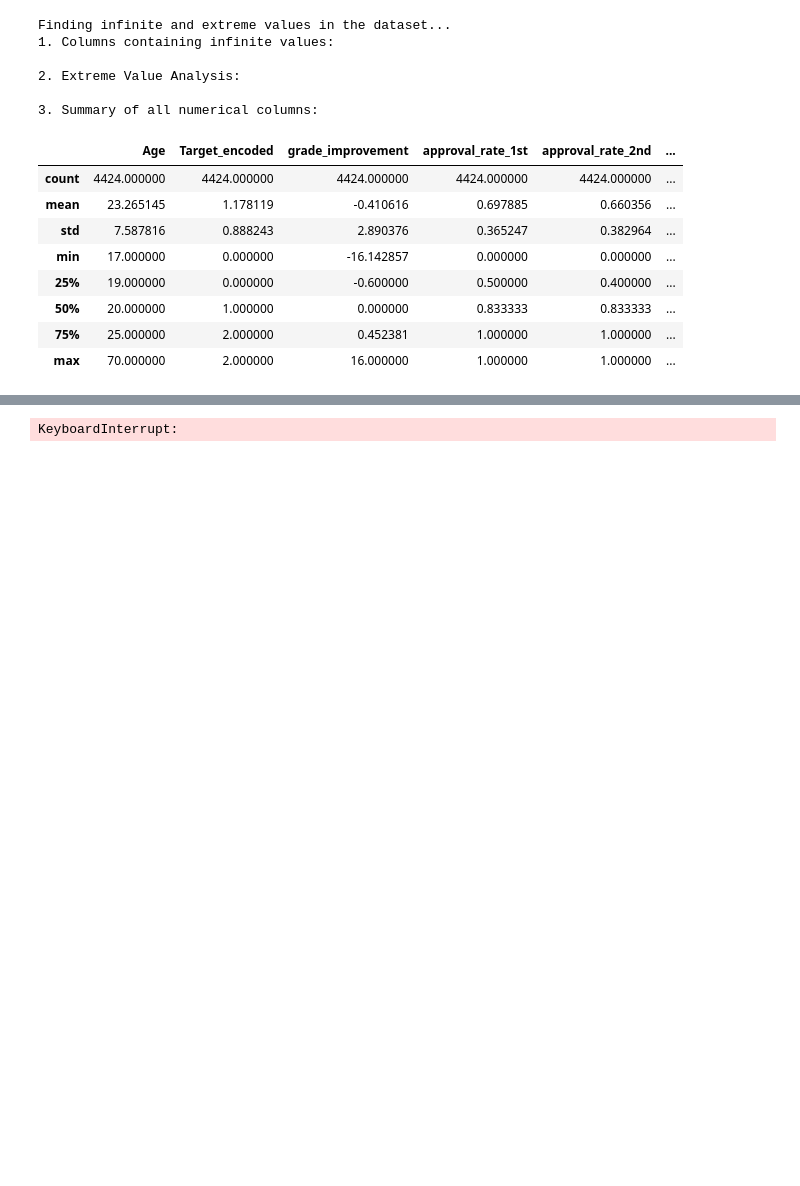
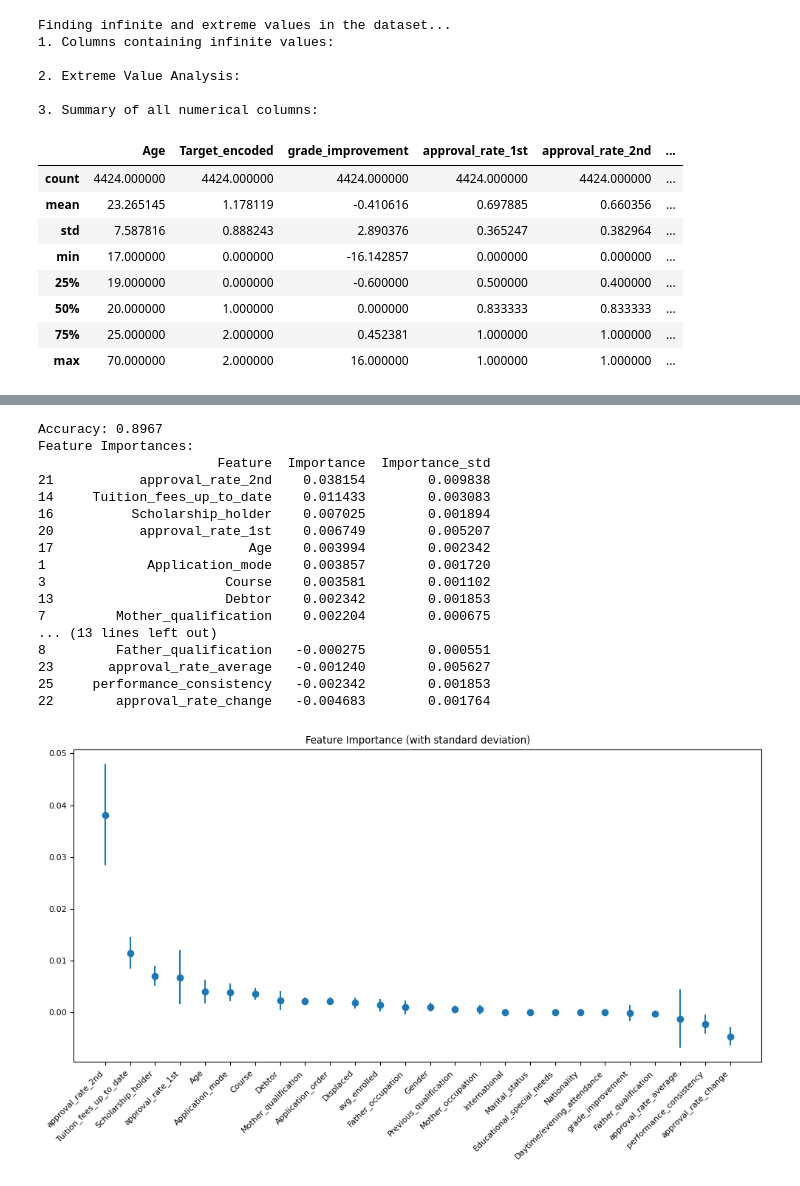
Before and after one commit to AChung1020/CS485-Final-Project, a Jupyter notebook: data_processing.ipynb, the cells around one changed output, grey strips where cells are left out. Saved outputs shown, nothing was run; the diff lists cells and outputs as text; code cells hidden in the pictures; blank space fills up the shorter version.

```diff
--- a/data_processing.ipynb
+++ b/data_processing.ipynb
@@ -265,7 +265,7 @@ sns.heatmap(num_features.corr(method = 'spearman'), vmin = -1, vmax = 1, center
 # %%
 #drop columns with very little correlation to Target
 stud_selected =  stud_selected.drop(['Unemployment_rate', 'Inflation_rate',
-                              'GDP', 'economic_index', 'relative_performance'], axis = 1)
+                              'GDP', 'economic_index'], axis = 1)
 
 display(stud_selected)
 # %% [output]
@@ -388,3 +388,10 @@ Finding infinite and extreme values in the dataset...
 | 50% | 20.000000 | 1.000000 | 0.000000 | 0.833333 | 0.833333 | ... |
 | 75% | 25.000000 | 2.000000 | 0.452381 | 1.000000 | 1.000000 | ... |
 | max | 70.000000 | 2.000000 | 16.000000 | 1.000000 | 1.000000 | ... |
+# %%
+#drop enrolled datapoints
+# Drop enrolled rows
+stud_selected = stud_selected[stud_selected['Target_encoded'] != 1.0]
+
+# Recode: 2.0 -> 0 (dropout), 0.0 -> 1 (graduated)
+stud_selected['Target_encoded'] = stud_selected['Target_encoded'].map({2.0: 0, 0.0: 1})
@@ -486,20 +506,27 @@ from sklearn.inspection import permutation_importance
 import pandas as pd
 import numpy as np
 
-'''Fitting 5 folds for each of 200 candidates, totalling 1000 fits
+# Best parameters: {'bootstrap': True, 'ccp_alpha': 0.0013700763471549264, 'class_weight': 'balanced', 'max_depth': 12, 'max_features': 'sqrt', 'max_samples': 0.4, 'min_samples_leaf': 6, 'min_samples_split': 12, 'n_estimators': 1304}
 
-Best parameters: {'bootstrap': False, 'class_weight': None, 'max_depth': 11, 'max_features': 'log2', 'min_samples_leaf': 4, 'min_samples_split': 9, 'n_estimators': 797}
-Best cross-validation score: 0.7781830604367943
-'''
 
 # Split the data
-X = stud_selected.drop('Target_encoded', axis=1)  # Remove target variable
+X = stud_selected.drop('Target_encoded', axis=1)
 y = stud_selected['Target_encoded']
 
 X_train, X_test, y_train, y_test = train_test_split(X, y, test_size=0.2, random_state=42)
 
-# Train Random Forest
-rf = RandomForestClassifier(n_estimators=100, random_state=42)
+rf = RandomForestClassifier(
+    n_estimators=1304,
+    max_depth=12,
+    min_samples_split=12,
+    min_samples_leaf=6,
+    max_features='sqrt',
+    bootstrap=True,
+    class_weight='balanced',
+    max_samples=0.4,
+    ccp_alpha=0.0013700763471549264,
+    random_state=42
+)
 rf.fit(X_train, y_train)
 
 # Calculate permutation importance
@@ -509,31 +536,54 @@ result = permutation_importance(
     y_test,
     n_repeats=10,  # Number of times to permute/shuffle each feature
     random_state=42
 )
+
+from sklearn.metrics import accuracy_score, f1_score, precision_score, recall_score
+
+y_pred = rf.predict(X_test)
+
+print(f"Accuracy: {accuracy_score(y_test, y_pred):.4f}")
 
 # Create a dataframe of feature importances
 feature_importance = pd.DataFrame({
     'Feature': X.columns,
     'Importance': result.importances_mean,
     'Importance_std': result.importances_std
 }).sort_values('Importance', ascending=False)
 
 print("Feature Importances:")
 print(feature_importance)
 
 # Visualize the results
 import matplotlib.pyplot as plt
 
 plt.figure(figsize=(10, 6))
 plt.errorbar(
     range(len(feature_importance)),
     feature_importance['Importance'],
     yerr=feature_importance['Importance_std'],
     fmt='o'
 )
 plt.xticks(range(len(feature_importance)), feature_importance['Feature'], rotation=45, ha='right')
 plt.title('Feature Importance (with standard deviation)')
 plt.tight_layout()
 plt.show()
 # %% [output]
-KeyboardInterrupt:
+Accuracy: 0.8967
+Feature Importances:
+                       Feature  Importance  Importance_std
+21           approval_rate_2nd    0.038154        0.009838
+14     Tuition_fees_up_to_date    0.011433        0.003083
+16          Scholarship_holder    0.007025        0.001894
+20           approval_rate_1st    0.006749        0.005207
+17                         Age    0.003994        0.002342
+1             Application_mode    0.003857        0.001720
+3                       Course    0.003581        0.001102
+13                      Debtor    0.002342        0.001853
+7         Mother_qualification    0.002204        0.000675
+... (13 lines left out)
+8         Father_qualification   -0.000275        0.000551
+23       approval_rate_average   -0.001240        0.005627
+25     performance_consistency   -0.002342        0.001853
+22        approval_rate_change   -0.004683        0.001764
+[figure, added]
```
Also changed, not shown: parts of 15 cells of this notebook, 1 other file.
